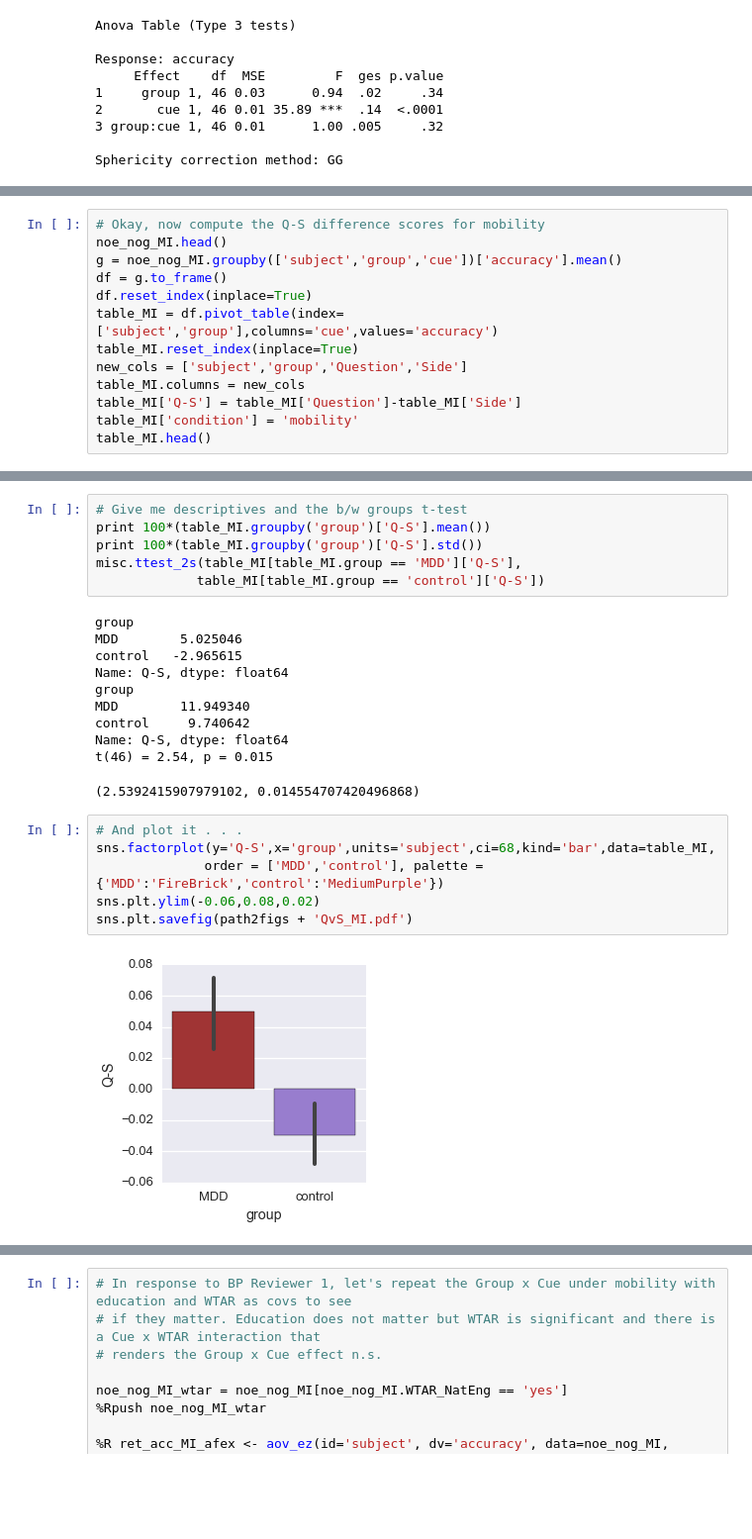
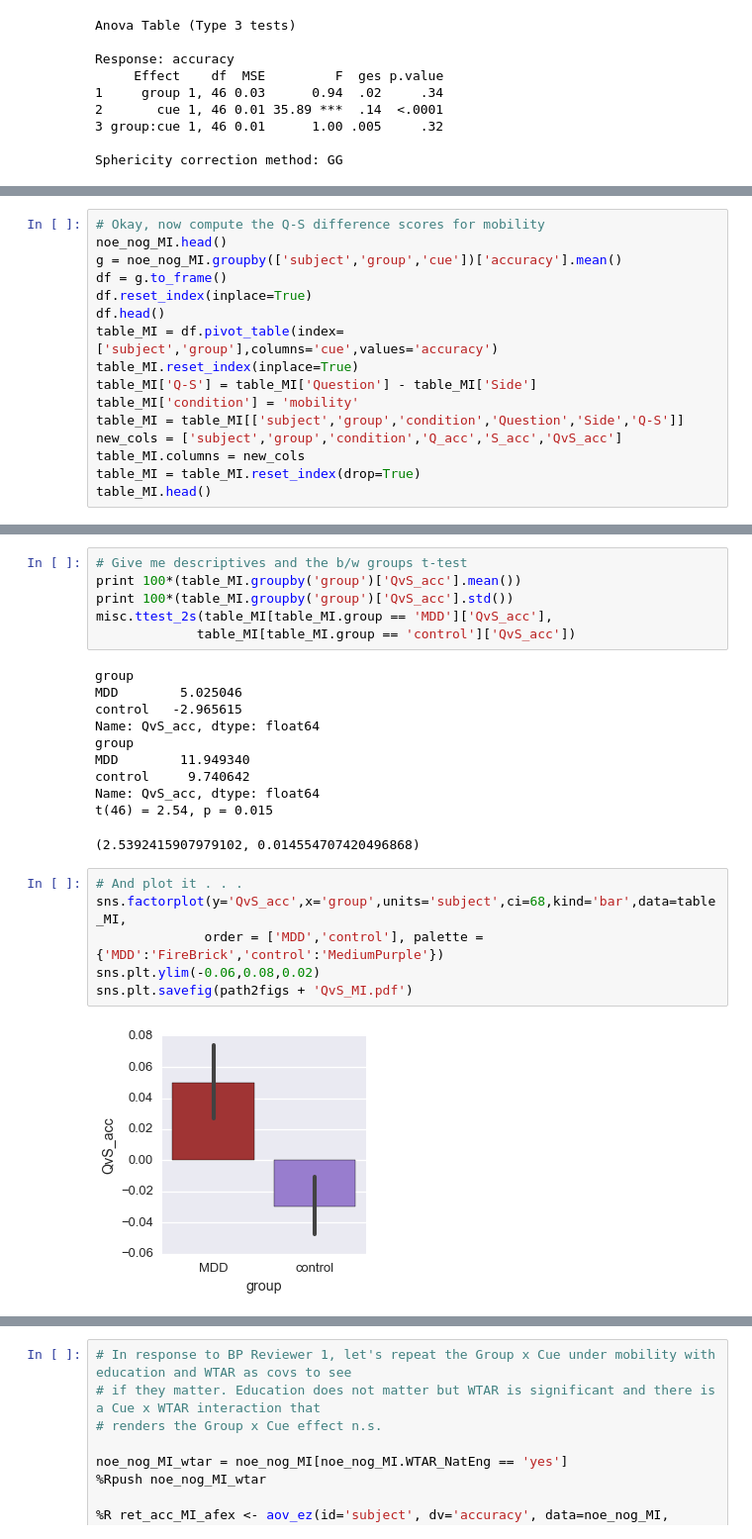
Before and after one commit to dgdillon/source-mem-paper, a Jupyter notebook: Source_ReAnalysis.ipynb, the cells around one changed output, grey strips where cells are left out. Shown at 99% size. Drawn from its saved outputs; the diff is of its cells as text; blank space fills up the shorter version.

```diff
--- a/Source_ReAnalysis.ipynb
+++ b/Source_ReAnalysis.ipynb
@@ -1225,11 +1172,14 @@ noe_nog_MI.head()
 g = noe_nog_MI.groupby(['subject','group','cue'])['accuracy'].mean()
 df = g.to_frame()
 df.reset_index(inplace=True)
+df.head()
 table_MI = df.pivot_table(index=['subject','group'],columns='cue',values='accuracy')
 table_MI.reset_index(inplace=True)
-new_cols = ['subject','group','Question','Side']
+table_MI['Q-S'] = table_MI['Question'] - table_MI['Side']
+table_MI['condition'] = 'mobility'
+table_MI = table_MI[['subject','group','condition','Question','Side','Q-S']]
+new_cols = ['subject','group','condition','Q_acc','S_acc','QvS_acc']
 table_MI.columns = new_cols
-table_MI['Q-S'] = table_MI['Question']-table_MI['Side']
-table_MI['condition'] = 'mobility'
+table_MI = table_MI.reset_index(drop=True)
 table_MI.head()
 # %% [output]
@@ -1242,27 +1192,27 @@ table_MI.head()
 # %%
 # Give me descriptives and the b/w groups t-test
-print 100*(table_MI.groupby('group')['Q-S'].mean())
-print 100*(table_MI.groupby('group')['Q-S'].std())
-misc.ttest_2s(table_MI[table_MI.group == 'MDD']['Q-S'],
-             table_MI[table_MI.group == 'control']['Q-S'])
+print 100*(table_MI.groupby('group')['QvS_acc'].mean())
+print 100*(table_MI.groupby('group')['QvS_acc'].std())
+misc.ttest_2s(table_MI[table_MI.group == 'MDD']['QvS_acc'],
+             table_MI[table_MI.group == 'control']['QvS_acc'])
 # %% [output]
 group
 MDD        5.025046
 control   -2.965615
-Name: Q-S, dtype: float64
+Name: QvS_acc, dtype: float64
 group
 MDD        11.949340
 control     9.740642
-Name: Q-S, dtype: float64
+Name: QvS_acc, dtype: float64
 t(46) = 2.54, p = 0.015
 (2.5392415907979102, 0.014554707420496868)
 # %%
 # And plot it . . .
-sns.factorplot(y='Q-S',x='group',units='subject',ci=68,kind='bar',data=table_MI,
+sns.factorplot(y='QvS_acc',x='group',units='subject',ci=68,kind='bar',data=table_MI,
               order = ['MDD','control'], palette = {'MDD':'FireBrick','control':'MediumPurple'})
 sns.plt.ylim(-0.06,0.08,0.02)
 sns.plt.savefig(path2figs + 'QvS_MI.pdf')
 # %% [output]
-[figure, old version]
+[figure, new version]
 # %%
 # Check: are either of these different from zero?
```
Also changed, not shown: parts of 91 cells of this notebook, 7 other files.
